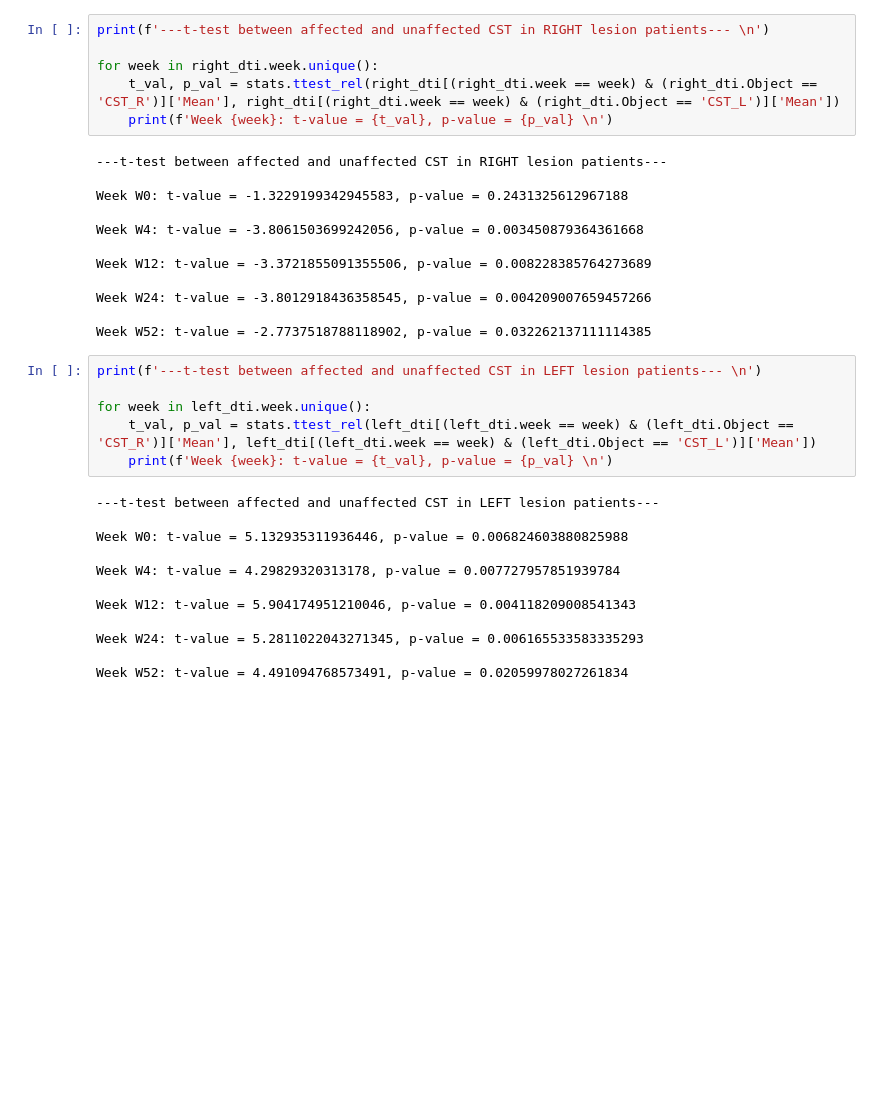
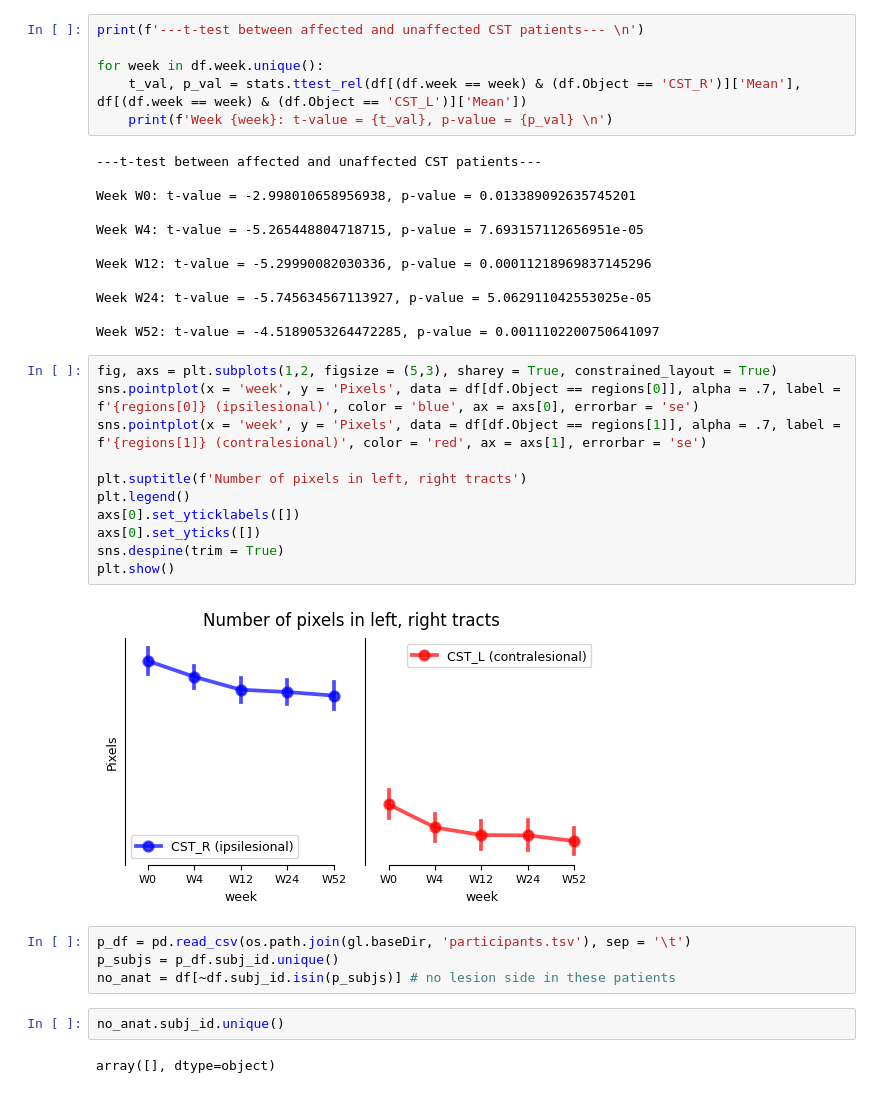
Before and after one commit to medhakp/smarts_cerebellum, a Jupyter notebook: notebooks/observed_DTI.ipynb, the cells around one changed output. Drawn from its saved outputs; the diff is of its cells as text; blank space fills up the shorter version.

```diff
--- a/notebooks/observed_DTI.ipynb
+++ b/notebooks/observed_DTI.ipynb
@@ -48,36 +31,39 @@ plt.show()
 # %%
-print(f'---t-test between affected and unaffected CST in RIGHT lesion patients--- \n')
+print(f'---t-test between affected and unaffected CST patients--- \n')
 
-for week in right_dti.week.unique():
-    t_val, p_val = stats.ttest_rel(right_dti[(right_dti.week == week) & (right_dti.Object == 'CST_R')]['Mean'], right_dti[(right_dti.week == week) & (right_dti.Object == 'CST_L')]['Mean'])
+for week in df.week.unique():
+    t_val, p_val = stats.ttest_rel(df[(df.week == week) & (df.Object == 'CST_R')]['Mean'], df[(df.week == week) & (df.Object == 'CST_L')]['Mean'])
     print(f'Week {week}: t-value = {t_val}, p-value = {p_val} \n')
 # %% [output]
----t-test between affected and unaffected CST in RIGHT lesion patients---
+---t-test between affected and unaffected CST patients---
 
-Week W0: t-value = -1.3229199342945583, p-value = 0.2431325612967188
+Week W0: t-value = -2.998010658956938, p-value = 0.013389092635745201
 
-Week W4: t-value = -3.8061503699242056, p-value = 0.003450879364361668
+Week W4: t-value = -5.265448804718715, p-value = 7.693157112656951e-05
 
-Week W12: t-value = -3.3721855091355506, p-value = 0.008228385764273689
+Week W12: t-value = -5.29990082030336, p-value = 0.00011218969837145296
 
-Week W24: t-value = -3.8012918436358545, p-value = 0.004209007659457266
+Week W24: t-value = -5.745634567113927, p-value = 5.062911042553025e-05
 
-Week W52: t-value = -2.7737518788118902, p-value = 0.032262137111114385
+Week W52: t-value = -4.5189053264472285, p-value = 0.0011102200750641097
-# %%
-print(f'---t-test between affected and unaffected CST in LEFT lesion patients--- \n')
-
-for week in left_dti.week.unique():
-    t_val, p_val = stats.ttest_rel(left_dti[(left_dti.week == week) & (left_dti.Object == 'CST_R')]['Mean'], left_dti[(left_dti.week == week) & (left_dti.Object == 'CST_L')]['Mean'])
-    print(f'Week {week}: t-value = {t_val}, p-value = {p_val} \n')
-# %% [output]
----t-test between affected and unaffected CST in LEFT lesion patients---
-
-Week W0: t-value = 5.132935311936446, p-value = 0.006824603880825988
-
-Week W4: t-value = 4.29829320313178, p-value = 0.007727957851939784
-
-Week W12: t-value = 5.904174951210046, p-value = 0.004118209008541343
-
-Week W24: t-value = 5.2811022043271345, p-value = 0.006165533583335293
-
-Week W52: t-value = 4.491094768573491, p-value = 0.02059978027261834
+# %%
+fig, axs = plt.subplots(1,2, figsize = (5,3), sharey = True, constrained_layout = True)
+sns.pointplot(x = 'week', y = 'Pixels', data = df[df.Object == regions[0]], alpha = .7, label = f'{regions[0]} (ipsilesional)', color = 'blue', ax = axs[0], errorbar = 'se')
+sns.pointplot(x = 'week', y = 'Pixels', data = df[df.Object == regions[1]], alpha = .7, label = f'{regions[1]} (contralesional)', color = 'red', ax = axs[1], errorbar = 'se')
+
+plt.suptitle(f'Number of pixels in left, right tracts')
+plt.legend()
+axs[0].set_yticklabels([])
+axs[0].set_yticks([])
+sns.despine(trim = True)
+plt.show()
+# %% [output]
+[figure, added]
+# %%
+p_df = pd.read_csv(os.path.join(gl.baseDir, 'participants.tsv'), sep = '\t')
+p_subjs = p_df.subj_id.unique()
+no_anat = df[~df.subj_id.isin(p_subjs)] # no lesion side in these patients
+# %%
+no_anat.subj_id.unique()
+# %% [output]
+array([], dtype=object)
```
Also changed, not shown: parts of 2 cells of this notebook, 7 other files.
